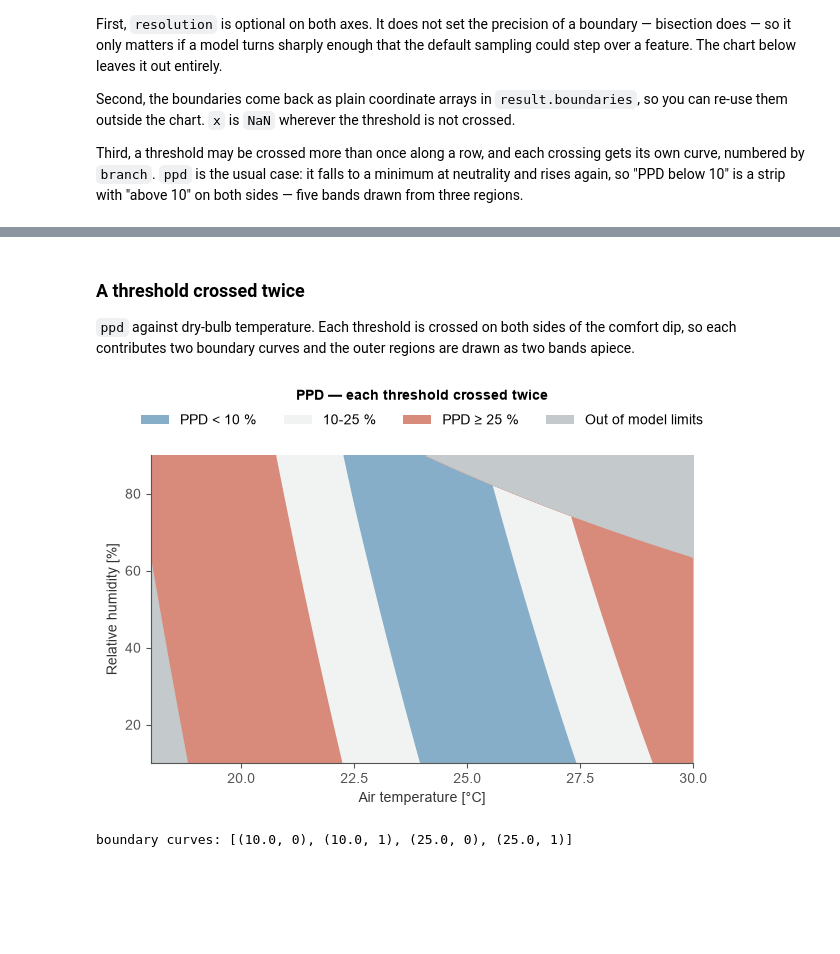
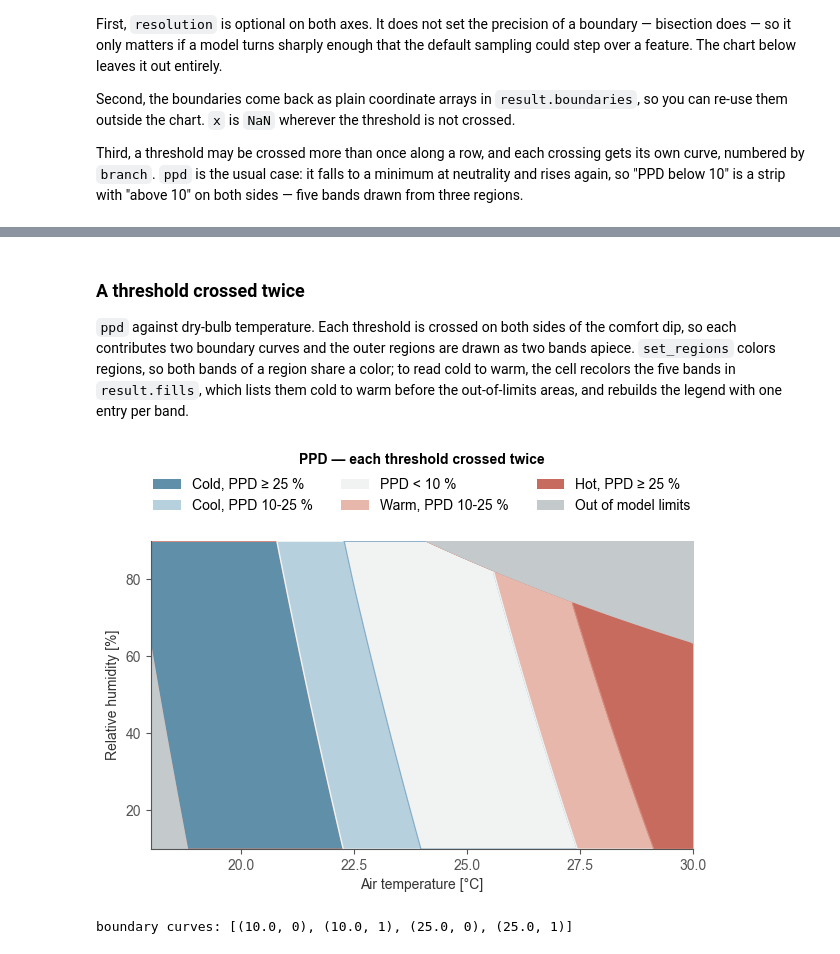
Before and after one commit to pythermalcomfort/pythermalcomfort, a Jupyter notebook: docs/documentation/plots/matplotlib/threshold_plot.ipynb, the cells around one changed output, grey strips where cells are left out. Drawn from its saved outputs; the diff is of its cells as text; code cells hidden in the pictures; blank space fills up the shorter version.

Commit message:
status: review threshold_plot.ipynb

```diff
--- a/docs/documentation/plots/matplotlib/threshold_plot.ipynb
+++ b/docs/documentation/plots/matplotlib/threshold_plot.ipynb
@@ -330,25 +340,50 @@ PMV = +0.5 (branch 0): tdb 25.61-27.75 °C over 164 of 200 rows
 # %% [markdown]
 ### A threshold crossed twice
 
-`ppd` against dry-bulb temperature. Each threshold is crossed on both sides of the comfort dip, so each contributes two boundary curves and the outer regions are drawn as two bands apiece.
+`ppd` against dry-bulb temperature. Each threshold is crossed on both sides of the comfort dip, so each contributes two boundary curves and the outer regions are drawn as two bands apiece. `set_regions` colors regions, so both bands of a region share a color; to read cold to warm, the cell recolors the five bands in `result.fills`, which lists them cold to warm before the out-of-limits areas, and rebuilds the legend with one entry per band.
 # %%
-ppd_zones = (
-    ThresholdPlot(model_func=pmv_ppd_iso)
-    .set_x_axis(name="tdb", min_val=18.0, max_val=30.0)
-    .set_y_axis(name="rh", min_val=10.0, max_val=90.0)
-    .set_params(vr=0.10, met=1.2, clo=0.5, wme=0.0)
-    .set_regions(
-        output="ppd",
-        thresholds=[10.0, 25.0],
-        labels=["PPD < 10 %", "10-25 %", "PPD ≥ 25 %"],
+cold_to_warm = ["#5F8FA9", "#B7D0DE", "#F1F3F2", "#E7B7AC", "#C66B5E"]
+band_labels = [
+    "Cold, PPD ≥ 25 %",
+    "Cool, PPD 10-25 %",
+    "PPD < 10 %",
+    "Warm, PPD 10-25 %",
+    "Hot, PPD ≥ 25 %",
+]
+
+with plot_style_context():
+    ppd_zones = (
+        ThresholdPlot(model_func=pmv_ppd_iso)
+        .set_x_axis(name="tdb", min_val=18.0, max_val=30.0)
+        .set_y_axis(name="rh", min_val=10.0, max_val=90.0)
+        .set_params(vr=0.10, met=1.2, clo=0.5, wme=0.0)
+        .set_regions(
+            output="ppd",
+            thresholds=[10.0, 25.0],
+            labels=["PPD < 10 %", "10-25 %", "PPD ≥ 25 %"],
+        )
+        # ncol=3 gives two legend rows, so the title leaves room for the new legend.
+        .plot(title="PPD — each threshold crossed twice", legend_kws={"ncol": 3})
     )
-    .plot(title="PPD — each threshold crossed twice")
-)
-ppd_zones.ax.set_xlabel("Air temperature [°C]")
-ppd_zones.ax.set_ylabel("Relative humidity [%]")
+    # result.fills lists the bands cold to warm, then the out-of-limits areas.
+    for fill, color in zip(ppd_zones.fills, cold_to_warm, strict=False):
+        fill.set_facecolor(color)
+
+    # One legend entry per band, plus the existing "Out of model limits" entry.
+    handles = [
+        Patch(facecolor=color, label=label)
+        for color, label in zip(cold_to_warm, band_labels, strict=True)
+    ]
+    handles.append(ppd_zones.legend.legend_handles[-1])
+    ppd_zones.legend.remove()
+    ppd_zones.ax.legend(
+        handles=handles, loc="lower center", bbox_to_anchor=(0.5, 1.05), ncol=3
+    )
+    ppd_zones.ax.set_xlabel("Air temperature [°C]")
+    ppd_zones.ax.set_ylabel("Relative humidity [%]")
 plt.show()
 
 print("boundary curves:", [(c.threshold, c.branch) for c in ppd_zones.boundaries])
 # %% [output]
-[figure, old version]
+[figure, new version]
 boundary curves: [(10.0, 0), (10.0, 1), (25.0, 0), (25.0, 1)]
```
Also changed, not shown: parts of 13 cells of this notebook.
